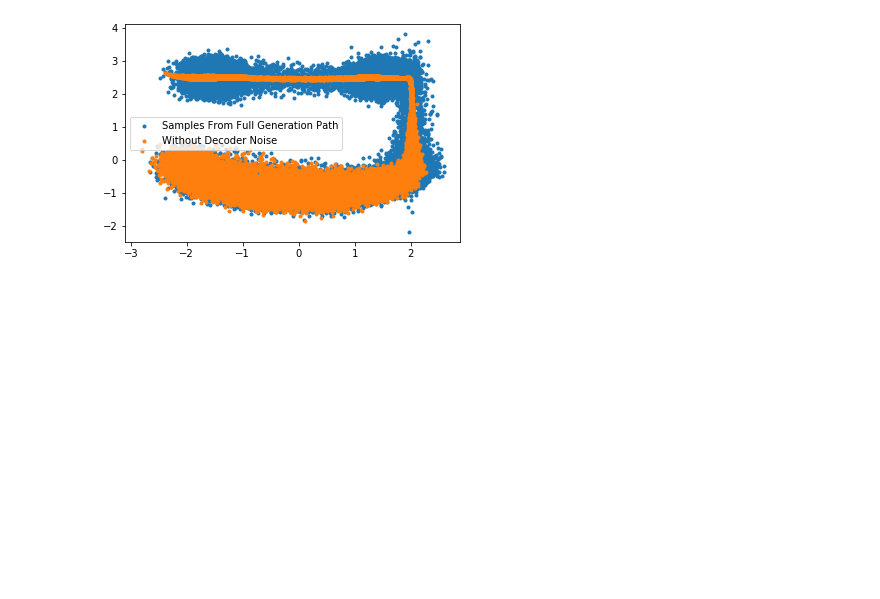
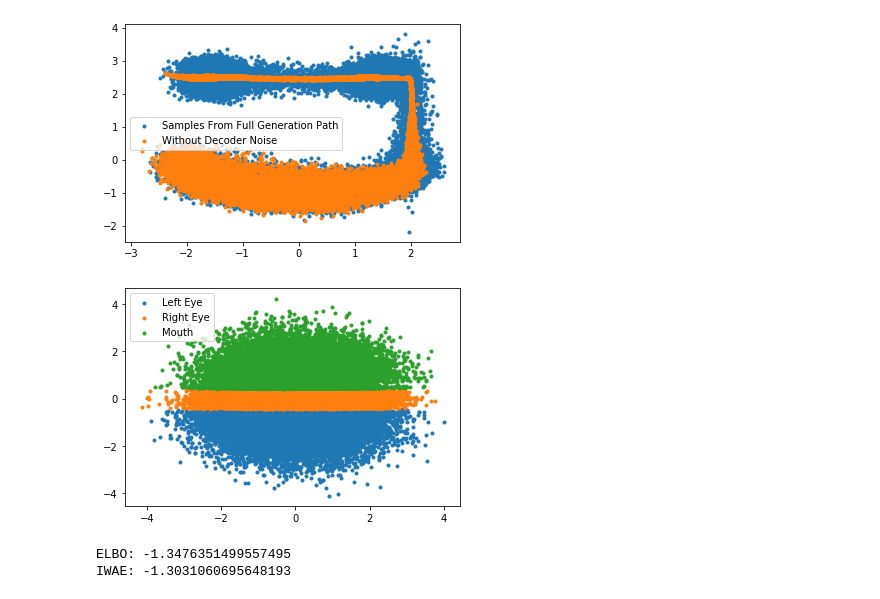
Before and after one commit to RamSaw/deep-unsupervised-learning, a Jupyter notebook: HW_03_T01_B.ipynb, the cells around one changed output. Drawn from its saved outputs; the diff is of its cells as text; code cells hidden in the pictures; blank space fills up the shorter version.

```diff
--- a/HW_03_T01_B.ipynb
+++ b/HW_03_T01_B.ipynb
@@ -290,3 +290,17 @@ def draw_vae_samples(vae_model, n):
 draw_vae_samples(MODEL, 100000)
 # %% [output]
 [figure]
+# %%
+def draw_latent_space(model):
+    with torch.no_grad():
+        mu_z, var_z = model.encode(X_TRAIN.to(DEVICE))
+        z = model.sample_normal(mu_z, var_z).detach().cpu().numpy()
+        plt.scatter(z[Y_TRAIN == 0, 0], z[Y_TRAIN == 0, 1], marker='.', label='Left Eye')
+        plt.scatter(z[Y_TRAIN == 1, 0], z[Y_TRAIN == 1, 1], marker='.', label='Right Eye')
+        plt.scatter(z[Y_TRAIN == 2, 0], z[Y_TRAIN == 2, 1], marker='.', label='Mouth')
+        plt.legend()
+        plt.show()
+# %%
+draw_latent_space(MODEL)
+# %% [output]
+[figure, added]
@@ -292,0 +337,5 @@ draw_vae_samples(MODEL, 100000)
+# %%
+compare_iwae(MODEL)
+# %% [output]
+ELBO: -1.3476351499557495
+IWAE: -1.3031060695648193
```
Also changed, not shown: parts of 2 cells of this notebook.
